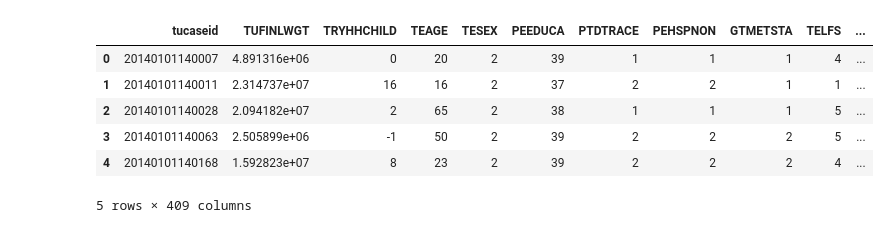
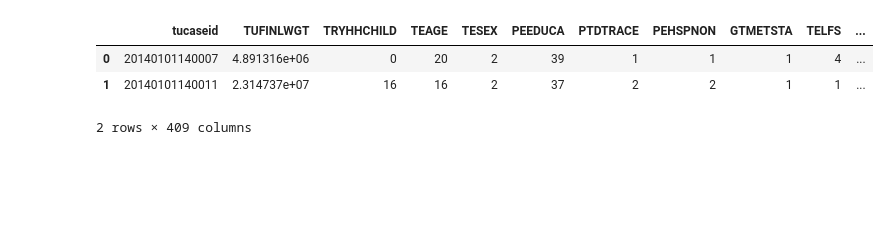
Before and after one commit to CameronBoudreau/atus-analysis, a Jupyter notebook: Scratch.ipynb, the cells around one changed output. Cells and saved outputs as stored; diff of their text form; code cells hidden in the pictures; blank space fills up the shorter version.

```diff
--- a/Scratch.ipynb
+++ b/Scratch.ipynb
@@ -7,11 +104,8 @@ from pandas import DataFrame, Series
 # %%
 activity_summary = pd.read_csv('data/atussum_2014.dat')
-activity_summary.head()
+activity_summary.head(2)
 # %% [output]
 |  | tucaseid | TUFINLWGT | TRYHHCHILD | TEAGE | TESEX | PEEDUCA | PTDTRACE | PEHSPNON | GTMETSTA | TELFS | ... |
 | 0 | 20140101140007 | 4.891316e+06 | 0 | 20 | 2 | 39 | 1 | 1 | 1 | 4 | ... |
 | 1 | 20140101140011 | 2.314737e+07 | 16 | 16 | 2 | 37 | 2 | 2 | 1 | 1 | ... |
-| 2 | 20140101140028 | 2.094182e+07 | 2 | 65 | 2 | 38 | 1 | 1 | 1 | 5 | ... |
-| 3 | 20140101140063 | 2.505899e+06 | -1 | 50 | 2 | 39 | 2 | 2 | 2 | 5 | ... |
-| 4 | 20140101140168 | 1.592823e+07 | 8 | 23 | 2 | 39 | 2 | 2 | 2 | 4 | ... |
-5 rows × 409 columns
+2 rows × 409 columns
```
Also changed, not shown: parts of 14 cells of this notebook.
